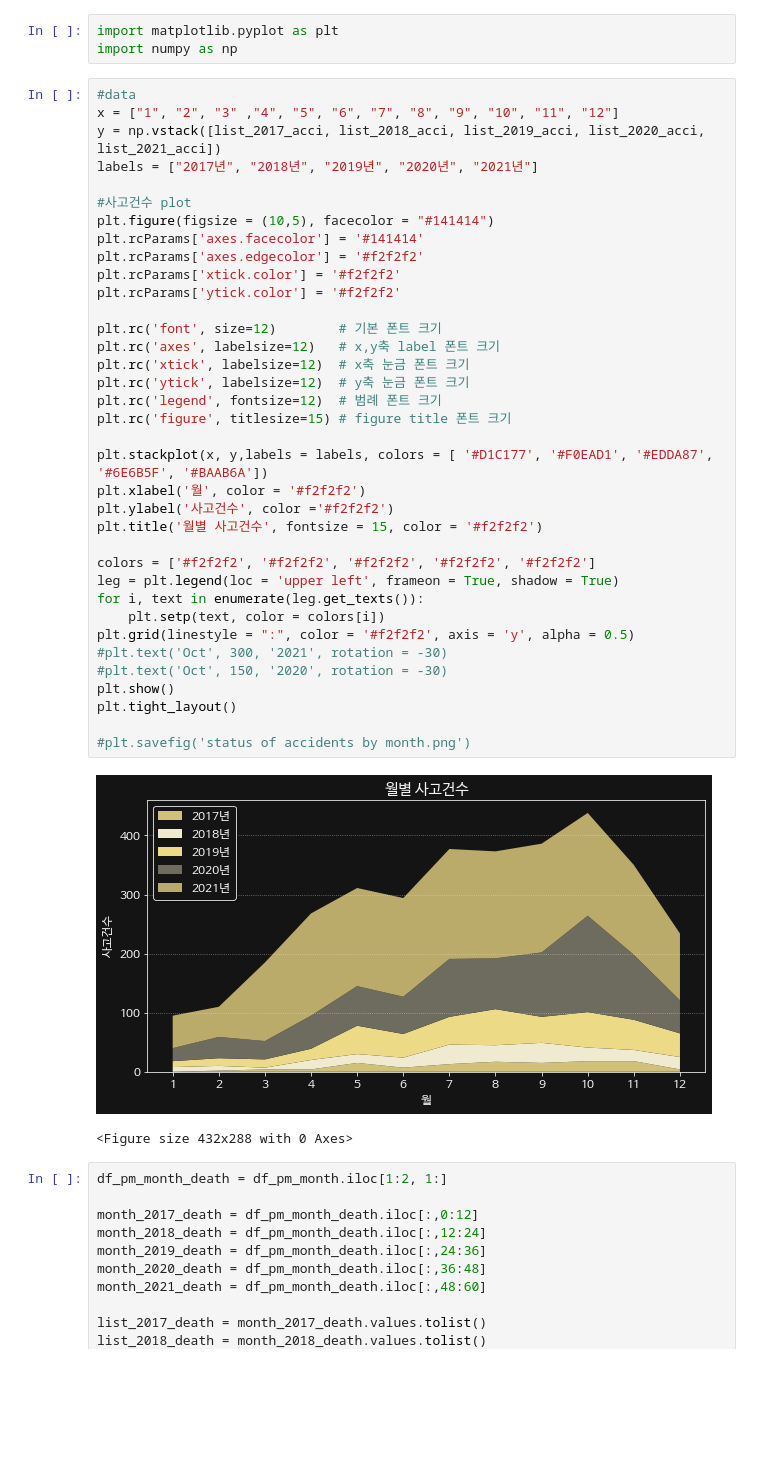
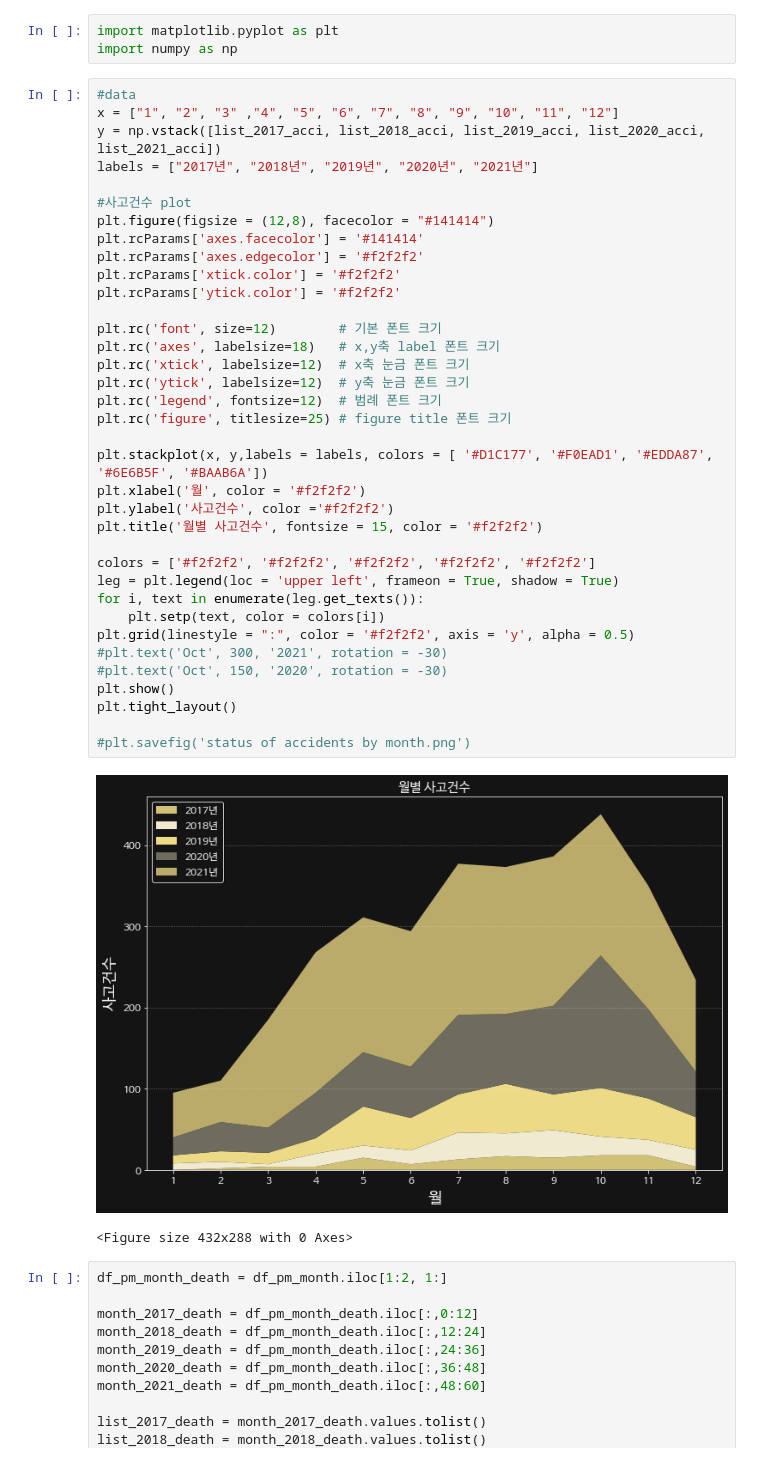
Before and after one commit to choidongjune/uos2022_big_data_contest, a Jupyter notebook: 임재성/PM_final_.ipynb, the cells around one changed output. Saved outputs shown, nothing was run; the diff lists cells and outputs as text; blank space fills up the shorter version.

```diff
--- a/임재성/PM_final_.ipynb
+++ b/임재성/PM_final_.ipynb
@@ -115,37 +115,37 @@ y = np.vstack([list_2017_acci, list_2018_acci, list_2019_acci, list_2020_acci, l
 labels = ["2017년", "2018년", "2019년", "2020년", "2021년"]
 
 #사고건수 plot
-plt.figure(figsize = (10,5), facecolor = "#141414")
+plt.figure(figsize = (12,8), facecolor = "#141414")
 plt.rcParams['axes.facecolor'] = '#141414'
 plt.rcParams['axes.edgecolor'] = '#f2f2f2'
 plt.rcParams['xtick.color'] = '#f2f2f2'
 plt.rcParams['ytick.color'] = '#f2f2f2'
 
 plt.rc('font', size=12)        # 기본 폰트 크기
-plt.rc('axes', labelsize=12)   # x,y축 label 폰트 크기
+plt.rc('axes', labelsize=18)   # x,y축 label 폰트 크기
 plt.rc('xtick', labelsize=12)  # x축 눈금 폰트 크기
 plt.rc('ytick', labelsize=12)  # y축 눈금 폰트 크기
 plt.rc('legend', fontsize=12)  # 범례 폰트 크기
-plt.rc('figure', titlesize=15) # figure title 폰트 크기
+plt.rc('figure', titlesize=25) # figure title 폰트 크기
 
 plt.stackplot(x, y,labels = labels, colors = [ '#D1C177', '#F0EAD1', '#EDDA87', '#6E6B5F', '#BAAB6A'])
 plt.xlabel('월', color = '#f2f2f2')
 plt.ylabel('사고건수', color ='#f2f2f2')
 plt.title('월별 사고건수', fontsize = 15, color = '#f2f2f2')
 
 colors = ['#f2f2f2', '#f2f2f2', '#f2f2f2', '#f2f2f2', '#f2f2f2']
 leg = plt.legend(loc = 'upper left', frameon = True, shadow = True)
 for i, text in enumerate(leg.get_texts()):
     plt.setp(text, color = colors[i])
 plt.grid(linestyle = ":", color = '#f2f2f2', axis = 'y', alpha = 0.5)
 #plt.text('Oct', 300, '2021', rotation = -30)
 #plt.text('Oct', 150, '2020', rotation = -30)
 plt.show()
 plt.tight_layout()
 
 #plt.savefig('status of accidents by month.png')
 # %% [output]
-[figure, old version]
+[figure, new version]
 <Figure size 432x288 with 0 Axes>
 # %%
 df_pm_month_death = df_pm_month.iloc[1:2, 1:]
```
Also changed, not shown: parts of 9 cells of this notebook.
